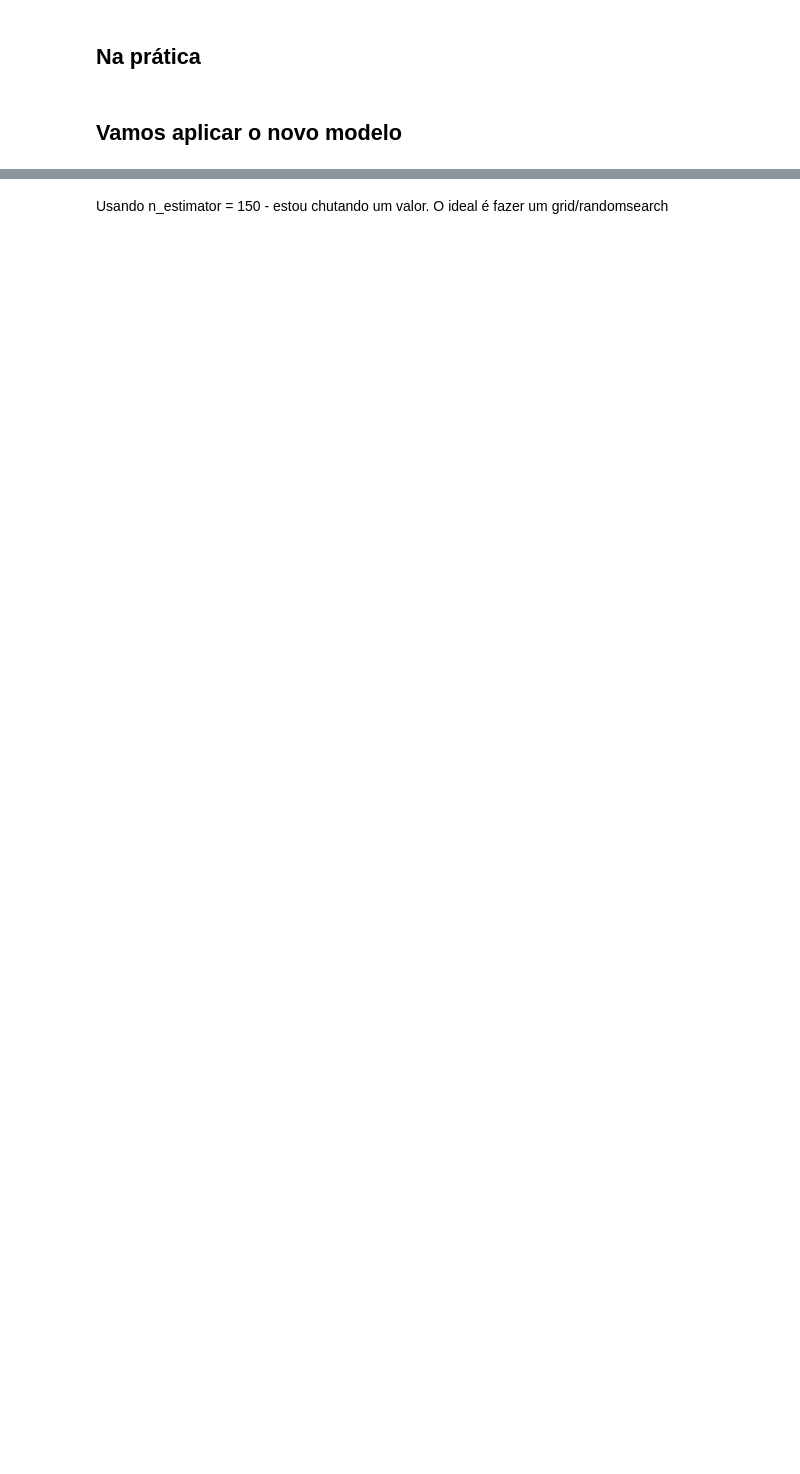
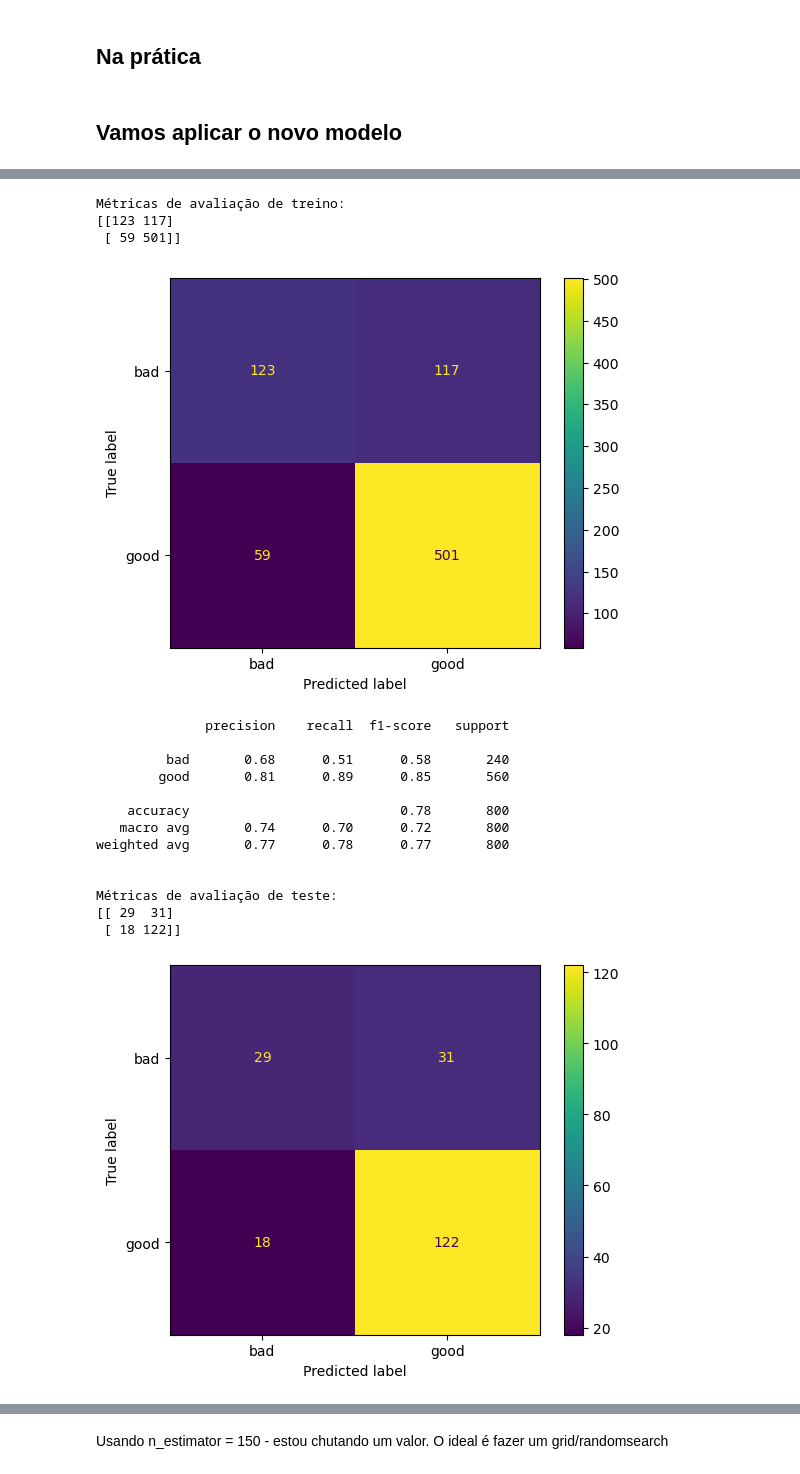
Before and after one commit to brunoissamo/Be-Tech-by-Braskem, a Jupyter notebook: Aula 03/3.1 Métodos Ensemble - parte I.ipynb, the cells around one changed output, grey strips where cells are left out. Drawn from its saved outputs; the diff is of its cells as text; code cells hidden in the pictures; blank space fills up the shorter version.

```diff
--- a/Aula 03/3.1 Métodos Ensemble - parte I.ipynb
+++ b/Aula 03/3.1 Métodos Ensemble - parte I.ipynb
@@ -80,12 +84,7 @@ from sklearn.pipeline import Pipeline
 from sklearn.metrics import confusion_matrix, classification_report, ConfusionMatrixDisplay
 # %%
 # criar uma função de preprocessamento
-def pipe_pre_process_german():
-
-    df = pd.read_csv("../datasets/german_credit_data.csv", index_col=0)
-
-    X = df.drop(columns="Risk")
-    y = df["Risk"]
+def pipe_pre_process_german(df, X, y):
 
     X_train, X_test, y_train, y_test = train_test_split(X, y, test_size=0.2, random_state=42, stratify=y)
 
@@ -111,7 +110,7 @@ def pipe_pre_process_german():
     return X_train, X_test, y_train, y_test, pre_processador
 # %%
 # métricas de classificação (para avaliação do modelo)
-def metricas_classificacao(estimator):
+def metricas_classificacao(estimator, X_train, X_test, y_train, y_test):
 
     # ============================================
 
@@ -147,3 +146,15 @@ import matplotlib.pyplot as plt
 
 # modulos referentes ao AdaBoost
 from sklearn.ensemble import AdaBoostClassifier
+# %%
+df = pd.read_csv("../datasets/german_credit_data.csv", index_col=0)
+
+X = df.drop(columns="Risk")
+y = df["Risk"]
+
+X_train, X_test, y_train, y_test, pre_processador = pipe_pre_process_german(df, X, y)
+
+pipe_ab = Pipeline([("pre_processador", pre_processador),
+                    ("AdaBoost", AdaBoostClassifier(random_state=42))])
+
+pipe_ab.fit(X_train, y_train)
@@ -149,0 +182,22 @@ from sklearn.ensemble import AdaBoostClassifier
+# %%
+# avaliação do modelo
+metricas_classificacao(pipe_ab, X_train, X_test, y_train, y_test)
+# %% [output]
+Métricas de avaliação de treino:
+[[123 117]
+ [ 59 501]]
+[figure, added]
+              precision    recall  f1-score   support
+
+         bad       0.68      0.51      0.58       240
+        good       0.81      0.89      0.85       560
+
+    accuracy                           0.78       800
+   macro avg       0.74      0.70      0.72       800
+weighted avg       0.77      0.78      0.77       800
+
+
+Métricas de avaliação de teste:
+[[ 29  31]
+ [ 18 122]]
+[figure, added]
```
Also changed, not shown: parts of 5 cells of this notebook, 2 other files.
